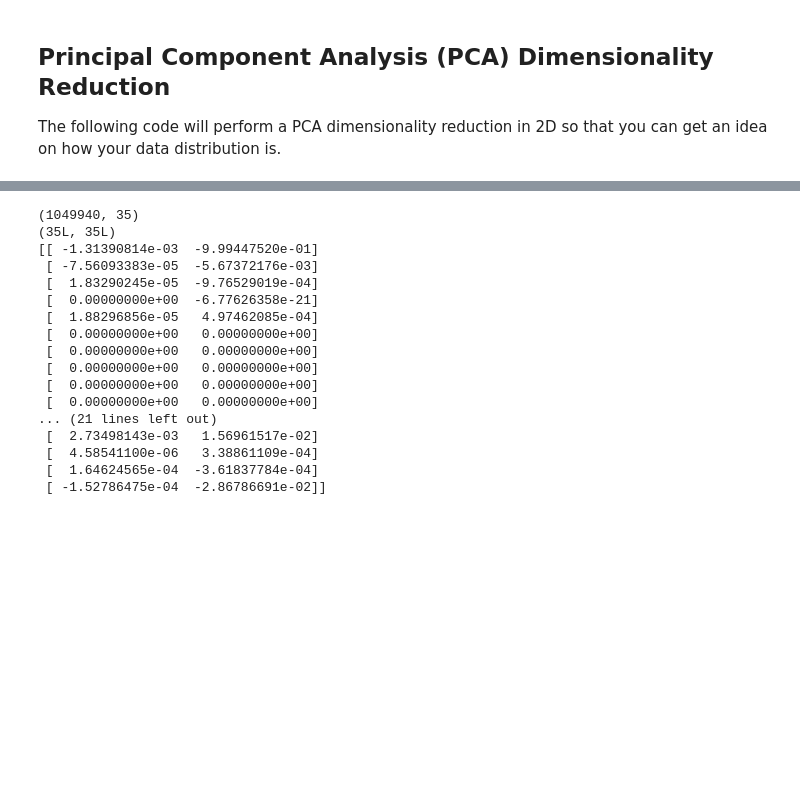
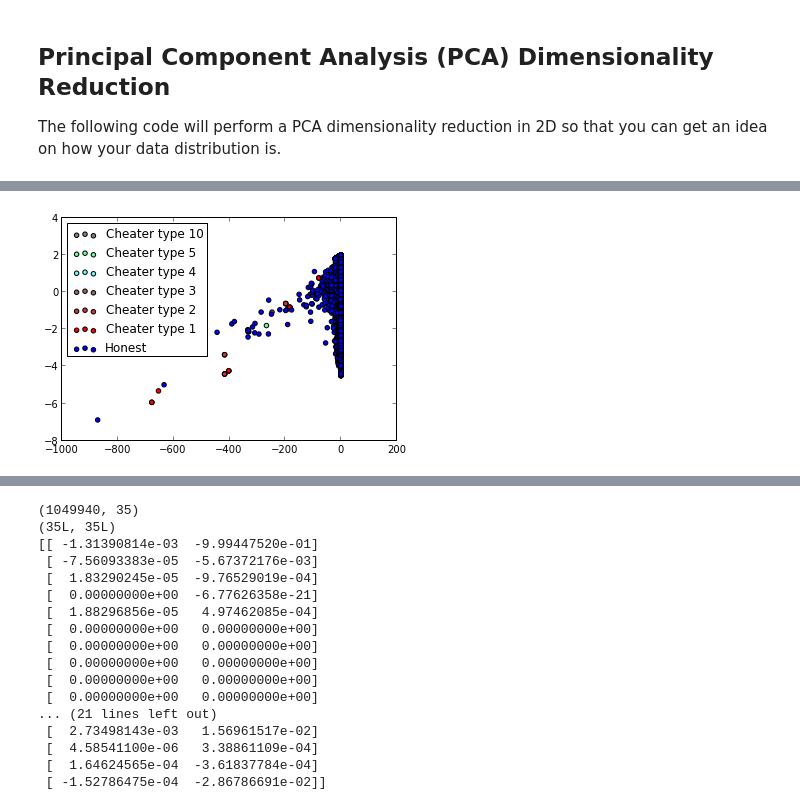
Before and after one commit to lrq3000/oacs, a Jupyter notebook: ipynb/Dataset Analysis.ipynb, the cells around one changed output, grey strips where cells are left out. Cells and saved outputs as stored; diff of their text form; code cells hidden in the pictures; blank space fills up the shorter version.

```diff
--- a/ipynb/Dataset Analysis.ipynb
+++ b/ipynb/Dataset Analysis.ipynb
@@ -241,0 +285,14 @@ plt.show()
+# %%
+# Showing normal vs cheaters plot
+# Note: we print in reverse order so that each type gets overlayed by more important types
+plt.scatter(Z.ix[rows_c10,0], Z.ix[rows_c10,1], c='grey', label='Cheater type 10')
+plt.scatter(Z.ix[rows_c5,0], Z.ix[rows_c5,1], c=[0.4, 1, 0.6], label='Cheater type 5')
+plt.scatter(Z.ix[rows_c4,0], Z.ix[rows_c4,1], c=[0.4, 1, 1], label='Cheater type 4')
+plt.scatter(Z.ix[rows_c3,0], Z.ix[rows_c3,1], c=[0.6, 0.4, 0.4], label='Cheater type 3')
+plt.scatter(Z.ix[rows_c2,0], Z.ix[rows_c2,1], c=[0.8, 0.2, 0.2], label='Cheater type 2')
+plt.scatter(Z.ix[rows_c1,0], Z.ix[rows_c1,1], c=[1, 0, 0], label='Cheater type 1')
+plt.scatter(Z.ix[rows_n,0], Z.ix[rows_n,1], c='b', label='Honest')#, s=X.framerepeat))
+plt.legend(loc='upper left')
+plt.show()
+# %% [output]
+[figure, added]
```
Also changed, not shown: parts of 17 cells of this notebook, 8 other files.
